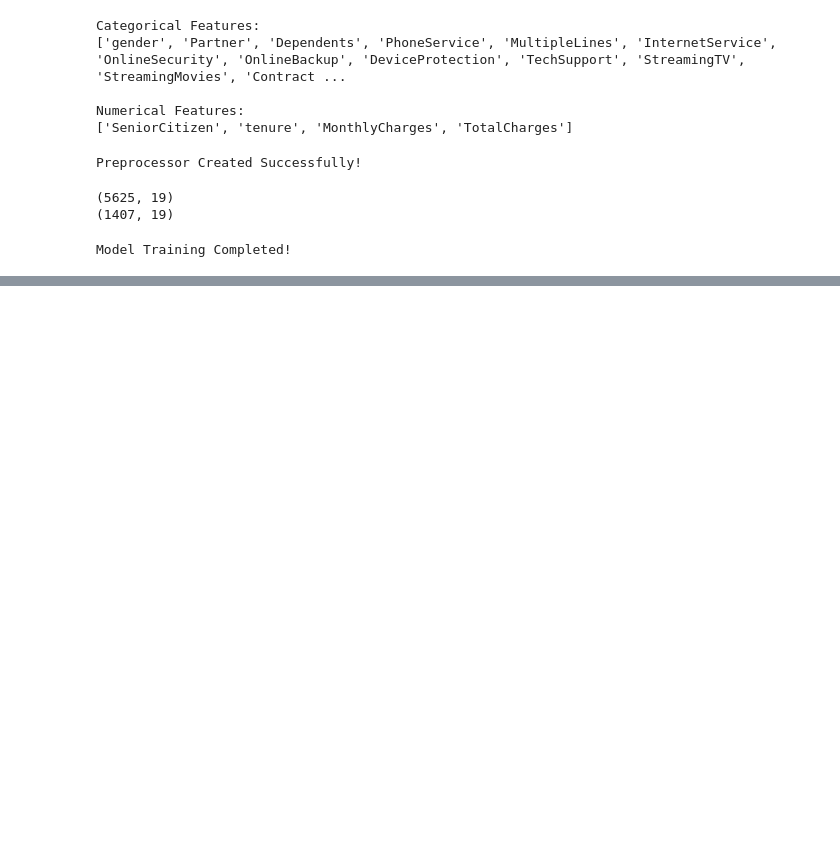
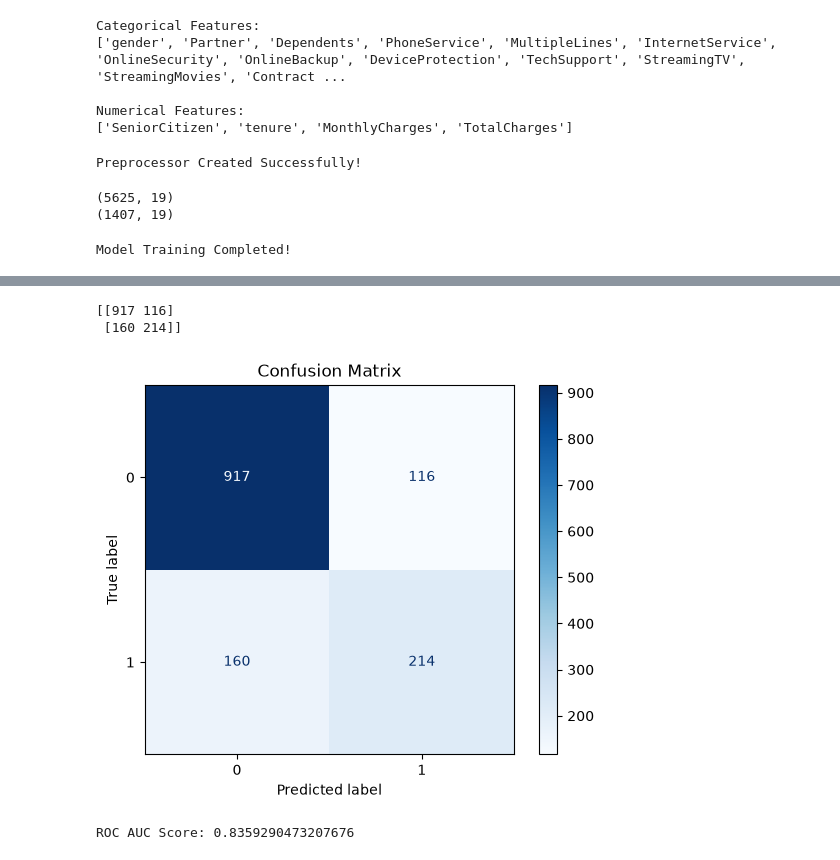
Before and after one commit to Rahul110-Bst/Ecommerce-sales-Prediction, a Jupyter notebook: notebooks/02_Model_Training.ipynb, the cells around one changed output, grey strips where cells are left out. Cells and saved outputs as stored; diff of their text form; code cells hidden in the pictures; blank space fills up the shorter version.

Commit message:
Improved ML pipeline and updated Streamlit application

```diff
--- a/notebooks/02_Model_Training.ipynb
+++ b/notebooks/02_Model_Training.ipynb
@@ -13,5 +29,8 @@ from sklearn.metrics import accuracy_score
 # %%
-df = pd.read_csv("data/processed/cleaned_telco_customer_churn.csv")
+df = pd.read_csv("../data/processed/cleaned_telco_customer_churn.csv")
+
+# Convert target into numeric
+df["Churn"] = df["Churn"].map({"No": 0, "Yes": 1})
 
 df.head()
 # %% [output]
@@ -142,0 +186,16 @@ array(['gender', 'SeniorCitizen', 'Partner', 'Dependents', 'tenure',
+# %%
+best_pipeline = Pipeline(
+    steps=[
+        ("preprocessor", preprocessor),
+        ("model", LogisticRegression(max_iter=1000))
+    ]
+)
+
+best_pipeline.fit(X_train, y_train)
+
+joblib.dump(
+    best_pipeline,
+    "../models/customer_churn_pipeline.pkl"
+)
+
+print("Best Model Saved Successfully!")
@@ -142,0 +224,10 @@ array(['gender', 'SeniorCitizen', 'Partner', 'Dependents', 'tenure',
+# %%
+#confusion matrix
+from sklearn.metrics import confusion_matrix
+
+cm = confusion_matrix(y_test, y_pred)
+
+print(cm)
+# %% [output]
+[[917 116]
+ [160 214]]
@@ -142,0 +237,26 @@ array(['gender', 'SeniorCitizen', 'Partner', 'Dependents', 'tenure',
+# %%
+from sklearn.metrics import ConfusionMatrixDisplay
+
+ConfusionMatrixDisplay.from_estimator(
+    best_pipeline,
+    X_test,
+    y_test,
+    cmap="Blues"
+)
+
+plt.title("Confusion Matrix")
+
+plt.show()
+# %% [output]
+[figure, added]
+# %%
+#RUC AUC score
+from sklearn.metrics import roc_auc_score
+
+y_prob = best_pipeline.predict_proba(X_test)[:,1]
+
+roc = roc_auc_score(y_test, y_prob)
+
+print("ROC AUC Score:", roc)
+# %% [output]
+ROC AUC Score: 0.8359290473207676
```
Also changed, not shown: parts of 12 cells of this notebook, 2 other files.
